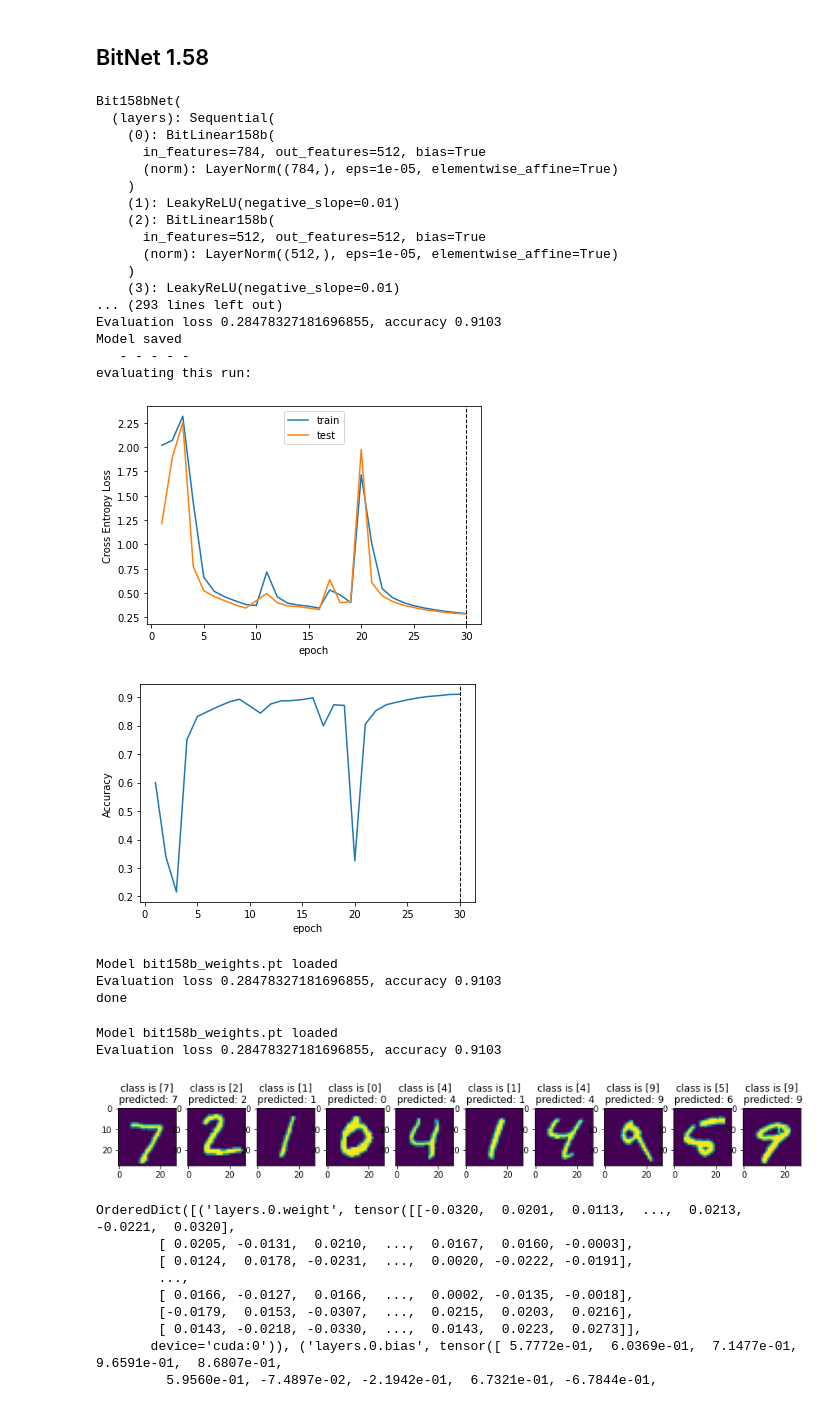
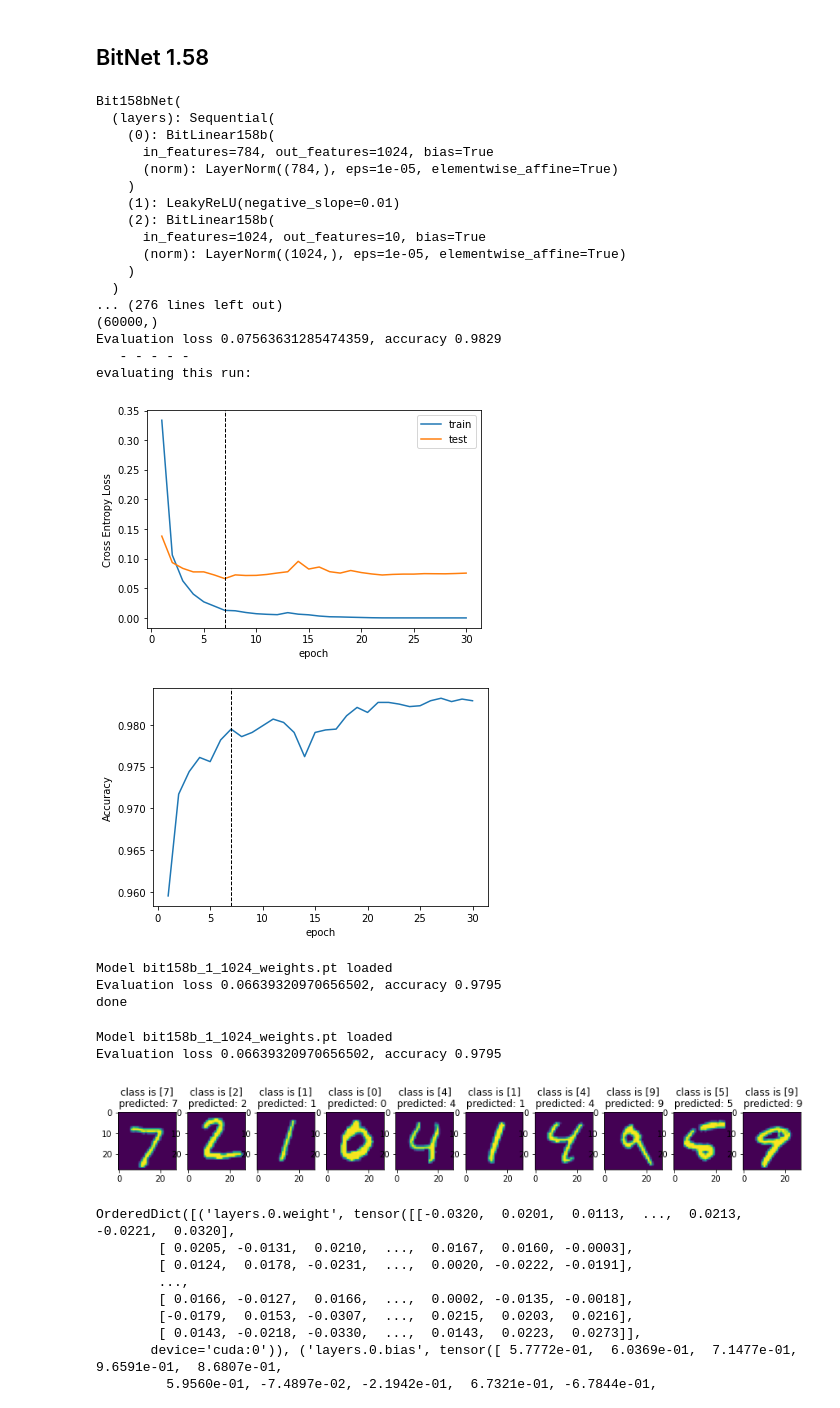
Before and after one commit to ramonpeter/hep-bitnet, a Jupyter notebook: examples/MNIST/MNIST.ipynb, the cells around one changed output. Saved outputs shown, nothing was run; the diff lists cells and outputs as text; code cells hidden in the pictures.

```diff
--- a/examples/MNIST/MNIST.ipynb
+++ b/examples/MNIST/MNIST.ipynb
@@ -48,7 +48,9 @@ plt.show()
 [figure]
 # %%
 batch_size = 512
-NUM_EPOCHS = 20
+NUM_EPOCHS = 30
+DIM_HIDDEN = 1024
+NUM_HIDDEN = 1
 
 train_loader = DataLoader(data_train,batch_size=batch_size, shuffle=True)
 test_loader = DataLoader(data_test,batch_size=batch_size, shuffle=False)
@@ -179,8 +181,8 @@ def log_posterior(preds):
 # %%
 # set up DNN classifier
 
-DNN_kwargs = {'num_hidden': 3,
-              'dim_hidden': 512,
+DNN_kwargs = {'num_hidden': NUM_HIDDEN,
+              'dim_hidden':DIM_HIDDEN,
               'dim_in': 28*28,
               'dpo': 0.}
 classifier = RegularNet(**DNN_kwargs)
@@ -210,7 +212,7 @@ for epoch in range(NUM_EPOCHS):
     eval_losses.append(eval_loss.mean())
     accuracy.append(acc.mean())
     if eval_loss.mean() < best_val_loss:
-        save_weights(classifier, 'regular')
+        save_weights(classifier, f'regular_{NUM_HIDDEN}_{DIM_HIDDEN}')
         best_val_loss = eval_loss.mean()
     print("   - - - - -   ")
 
@@ -230,7 +232,7 @@ plt.ylabel("Accuracy")
 plt.xlabel("epoch")
 plt.show()
 
-load_weights(classifier, 'regular')
+load_weights(classifier, f'regular_{NUM_HIDDEN}_{DIM_HIDDEN}')
 _ = evaluate_cls(classifier, test_loader)
 print("done")
 # while training on nvidia-smi: 1103MiB usage
@@ -425,8 +427,8 @@ class BitNet(torch.nn.Module):
 # %%
 # set up BitDNN classifier
 
-BitDNN_kwargs = {'num_hidden': 3,
-                 'dim_hidden': 512,
+BitDNN_kwargs = {'num_hidden': NUM_HIDDEN,
+                 'dim_hidden': DIM_HIDDEN,
                  'dim_in': 28*28}
 bit_classifier = BitNet(**BitDNN_kwargs)
 bit_classifier.to(device)
@@ -454,7 +456,7 @@ for epoch in range(NUM_EPOCHS):
     eval_losses.append(eval_loss.mean())
     accuracy.append(acc.mean())
     if eval_loss.mean() < best_val_loss:
-        save_weights(bit_classifier, 'bit')
+        save_weights(bit_classifier, f'bit_{NUM_HIDDEN}_{DIM_HIDDEN}')
         best_val_loss = eval_loss.mean()
     print("   - - - - -   ")
 
@@ -474,7 +476,7 @@ plt.ylabel("Accuracy")
 plt.xlabel("epoch")
 plt.show()
 
-load_weights(bit_classifier, 'bit')
+load_weights(bit_classifier, f'bit_{NUM_HIDDEN}_{DIM_HIDDEN}')
 _ = evaluate_cls(bit_classifier, test_loader)
 print("done")
 # while training on nvidia-smi: 1153MiB usage, but cache was not cleared after regular DNN above
@@ -578,7 +580,7 @@ class BitLinear158b(BitLinear):
         quantized_weight = torch.clamp(
             torch.round(weight / (gamma + self.eps)), min=-1, max=1
         )
-        quantized_weight = (quantized_weight - weight).detach() + quantized_weight
+        quantized_weight = (quantized_weight - weight).detach() + weight
         return quantized_weight
 
     def binarize_weights(self):
@@ -616,10 +618,8 @@ class Bit158bNet(torch.nn.Module):
 # %%
 # set up Bit158bDNN classifier
 
-NUM_EPOCHS = 30
-
-Bit158bDNN_kwargs = {'num_hidden': 3,
-                     'dim_hidden': 512,
+Bit158bDNN_kwargs = {'num_hidden': NUM_HIDDEN,
+                     'dim_hidden': DIM_HIDDEN,
                      'dim_in': 28*28}
 bit158b_classifier = Bit158bNet(**Bit158bDNN_kwargs)
 bit158b_classifier.to(device)
@@ -628,7 +628,7 @@ total_parameters = sum(p.numel() for p in bit158b_classifier.parameters() if p.r
 
 print("bit 1.58b classifier has {} parameters".format(int(total_parameters)))
 
-optimizer = torch.optim.Adam(bit158b_classifier.parameters(), lr=2e-3)
+optimizer = torch.optim.Adam(bit158b_classifier.parameters(), lr=5e-4)
 
 best_val_loss = 1e6
 
@@ -647,56 +647,56 @@ for epoch in range(NUM_EPOCHS):
     eval_losses.append(eval_loss.mean())
     accuracy.append(acc.mean())
     if eval_loss.mean() < best_val_loss:
-        save_weights(bit158b_classifier, 'bit158b')
+        save_weights(bit158b_classifier, f'bit158b_{NUM_HIDDEN}_{DIM_HIDDEN}')
         best_val_loss = eval_loss.mean()
     print("   - - - - -   ")
 
 print("evaluating this run:")
 epochs = np.arange(NUM_EPOCHS) + 1
 plt.plot(epochs, train_losses, label='train')
 plt.plot(epochs, eval_losses, label='test')
 plt.ylabel("Cross Entropy Loss")
 plt.xlabel("epoch")
 plt.axvline(x = np.argmin(eval_losses)+1, color = 'k', linestyle='dashed', linewidth=1)
 plt.legend()
 plt.show()
 
 plt.plot(epochs, accuracy[1:])
 plt.axvline(x = np.argmin(eval_losses)+1, color = 'k', linestyle='dashed', linewidth=1)
 plt.ylabel("Accuracy")
 plt.xlabel("epoch")
 plt.show()
 
-load_weights(bit158b_classifier, 'bit158b')
+load_weights(bit158b_classifier, f'bit158b_{NUM_HIDDEN}_{DIM_HIDDEN}')
 _ = evaluate_cls(bit158b_classifier, test_loader)
 print("done")
 # while training on nvidia-smi: 1155MiB usage, but cache of regular and Bit DNN was not cleared before
 # %% [output]
 Bit158bNet(
   (layers): Sequential(
     (0): BitLinear158b(
-      in_features=784, out_features=512, bias=True
+      in_features=784, out_features=1024, bias=True
       (norm): LayerNorm((784,), eps=1e-05, elementwise_affine=True)
     )
     (1): LeakyReLU(negative_slope=0.01)
     (2): BitLinear158b(
-      in_features=512, out_features=512, bias=True
-      (norm): LayerNorm((512,), eps=1e-05, elementwise_affine=True)
+      in_features=1024, out_features=10, bias=True
+      (norm): LayerNorm((1024,), eps=1e-05, elementwise_affine=True)
     )
-    (3): LeakyReLU(negative_slope=0.01)
-... (293 lines left out)
-Evaluation loss 0.28478327181696855, accuracy 0.9103
-Model saved
+  )
+... (276 lines left out)
+(60000,)
+Evaluation loss 0.07563631285474359, accuracy 0.9829
    - - - - -
 evaluating this run:
-[figure, old version]
+[figure, new version]
-[figure, old version]
+[figure, new version]
-Model bit158b_weights.pt loaded
-Evaluation loss 0.28478327181696855, accuracy 0.9103
+Model bit158b_1_1024_weights.pt loaded
+Evaluation loss 0.06639320970656502, accuracy 0.9795
 done
 # %%
 # for inspection only
-load_weights(bit158b_classifier, 'bit158b')
+load_weights(bit158b_classifier, f'bit158b_{NUM_HIDDEN}_{DIM_HIDDEN}')
 _ = evaluate_cls(bit158b_classifier, test_loader)
 
 num_imgs = 10
@@ -715,8 +715,8 @@ for idx, data in enumerate(inspection_loader):
 
 plt.show()
 # %% [output]
-Model bit158b_weights.pt loaded
-Evaluation loss 0.28478327181696855, accuracy 0.9103
+Model bit158b_1_1024_weights.pt loaded
+Evaluation loss 0.06639320970656502, accuracy 0.9795
 [figure]
 # %%
 # what weights were saved?
```
Also changed, not shown: parts of 7 cells of this notebook, 1 other file.
